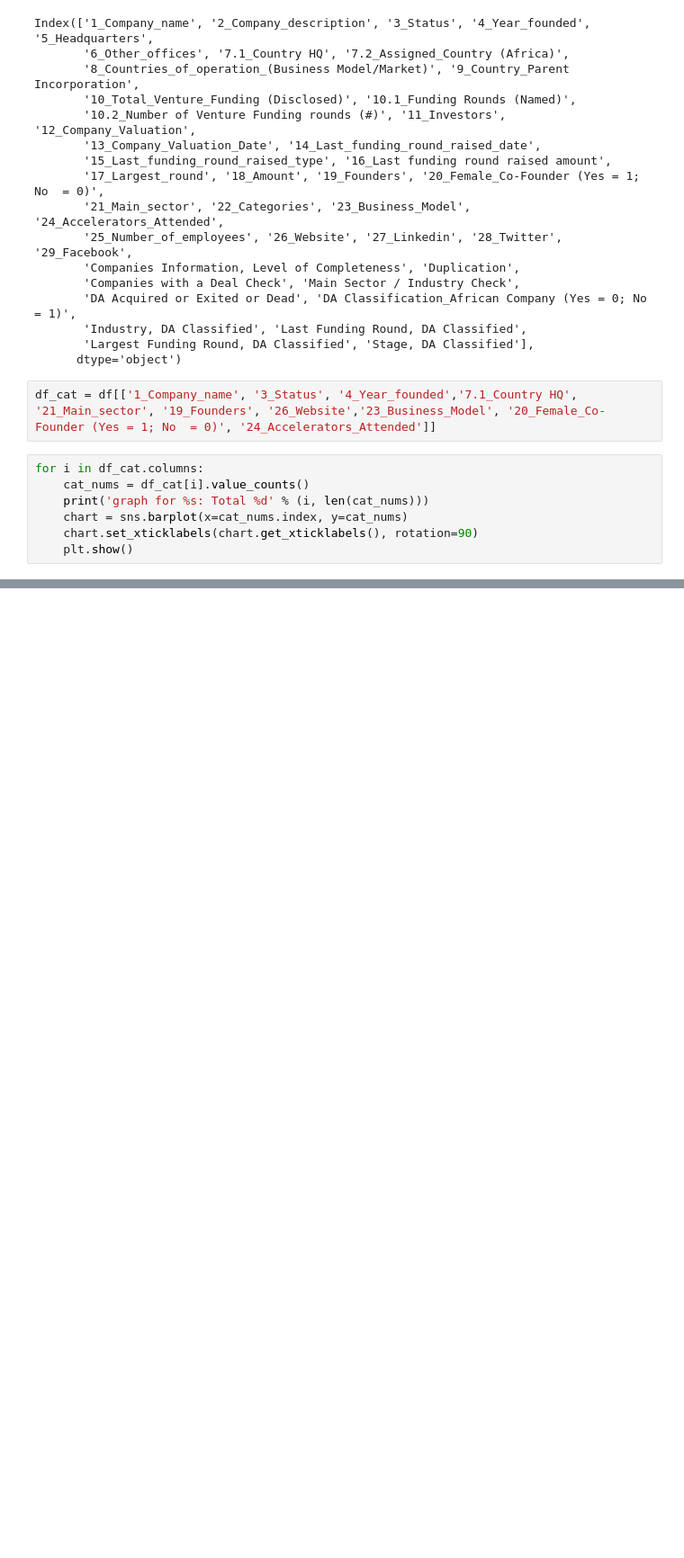
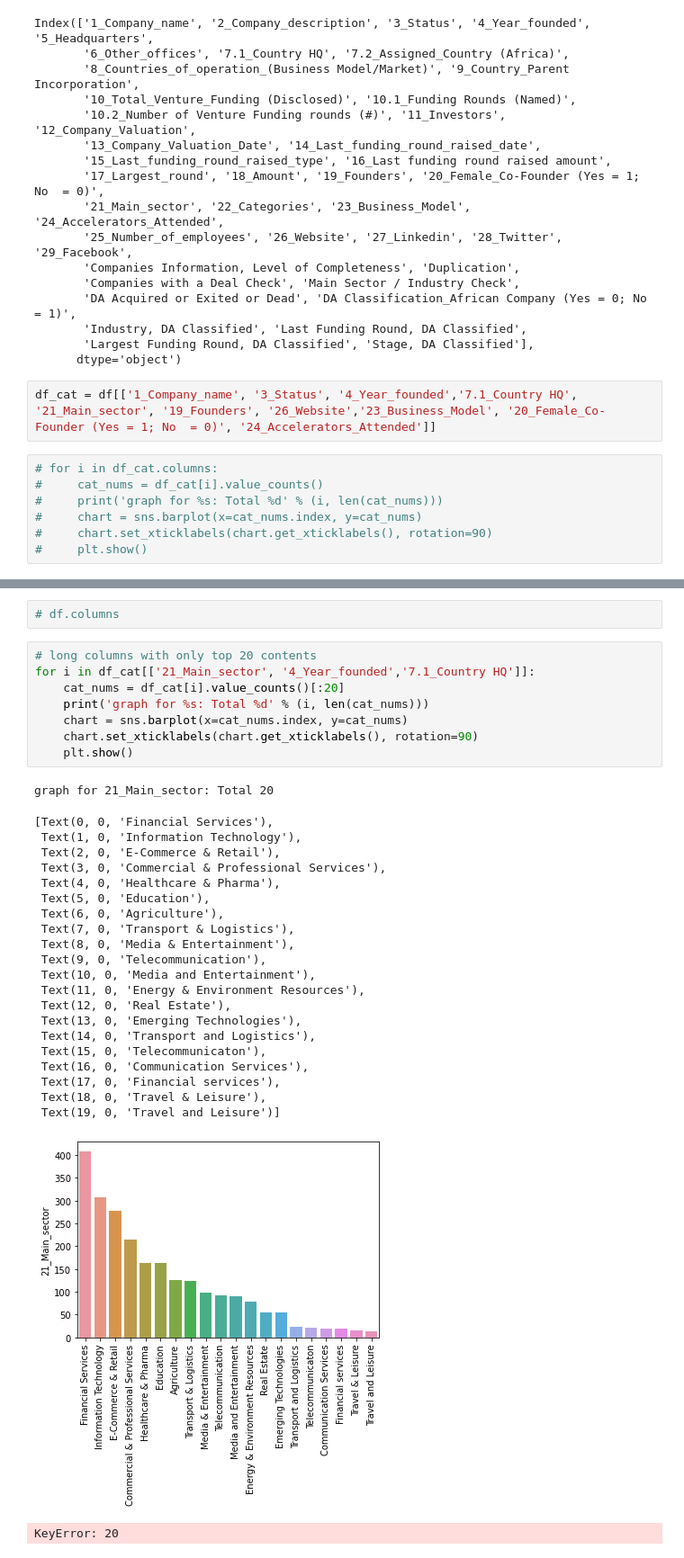
Before and after one commit to masete/Digest-Africa, a Jupyter notebook: Initial model/company.ipynb, the cells around one changed output, grey strips where cells are left out. Shown: that part at 90% size. Cells and saved outputs as stored; diff of their text form; blank space fills up the shorter version.

Commit message:
plotting 20 items

```diff
--- a/Initial model/company.ipynb
+++ b/Initial model/company.ipynb
@@ -337,9 +337,9 @@ Index(['1_Company_name', '2_Company_description', '3_Status', '4_Year_founded',
 # %%
 df_cat = df[['1_Company_name', '3_Status', '4_Year_founded','7.1_Country HQ', '21_Main_sector', '19_Founders', '26_Website','23_Business_Model', '20_Female_Co-Founder (Yes = 1; No  = 0)', '24_Accelerators_Attended']]
 # %%
-for i in df_cat.columns:
-    cat_nums = df_cat[i].value_counts()
-    print('graph for %s: Total %d' % (i, len(cat_nums)))
-    chart = sns.barplot(x=cat_nums.index, y=cat_nums)
-    chart.set_xticklabels(chart.get_xticklabels(), rotation=90)
-    plt.show()
+# for i in df_cat.columns:
+#     cat_nums = df_cat[i].value_counts()
+#     print('graph for %s: Total %d' % (i, len(cat_nums)))
+#     chart = sns.barplot(x=cat_nums.index, y=cat_nums)
+#     chart.set_xticklabels(chart.get_xticklabels(), rotation=90)
+#     plt.show()
@@ -411,0 +346,34 @@ graph for 7.1_Country HQ: Total 58
+# %%
+# df.columns
+# %%
+# long columns with only top 20 contents
+for i in df_cat[['21_Main_sector', '4_Year_founded','7.1_Country HQ']]:
+    cat_nums = df_cat[i].value_counts()[:20]
+    print('graph for %s: Total %d' % (i, len(cat_nums)))
+    chart = sns.barplot(x=cat_nums.index, y=cat_nums)
+    chart.set_xticklabels(chart.get_xticklabels(), rotation=90)
+    plt.show()
+# %% [output]
+graph for 21_Main_sector: Total 20
+[Text(0, 0, 'Financial Services'),
+ Text(1, 0, 'Information Technology'),
+ Text(2, 0, 'E-Commerce & Retail'),
+ Text(3, 0, 'Commercial & Professional Services'),
+ Text(4, 0, 'Healthcare & Pharma'),
+ Text(5, 0, 'Education'),
+ Text(6, 0, 'Agriculture'),
+ Text(7, 0, 'Transport & Logistics'),
+ Text(8, 0, 'Media & Entertainment'),
+ Text(9, 0, 'Telecommunication'),
+ Text(10, 0, 'Media and Entertainment'),
+ Text(11, 0, 'Energy & Environment Resources'),
+ Text(12, 0, 'Real Estate'),
+ Text(13, 0, 'Emerging Technologies'),
+ Text(14, 0, 'Transport and Logistics'),
+ Text(15, 0, 'Telecommunicaton'),
+ Text(16, 0, 'Communication Services'),
+ Text(17, 0, 'Financial services'),
+ Text(18, 0, 'Travel & Leisure'),
+ Text(19, 0, 'Travel and Leisure')]
+[figure, added]
+KeyError: 20
```
Also changed, not shown: parts of 1 cell of this notebook.
